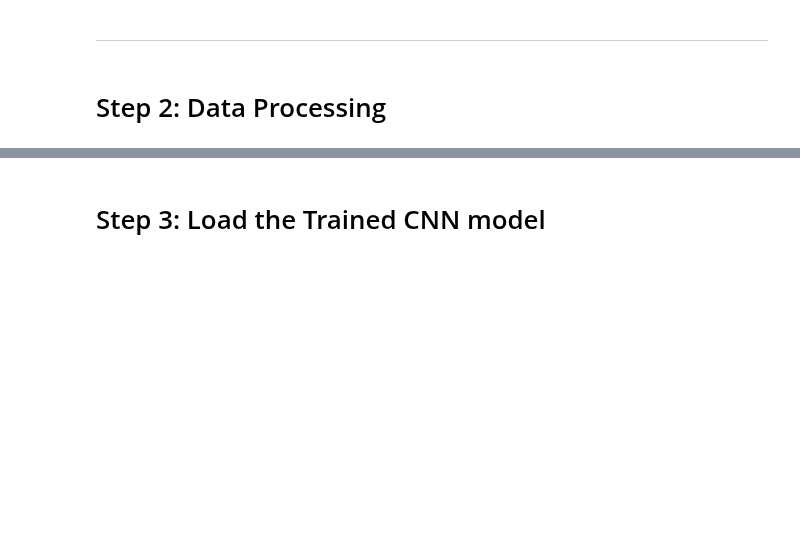
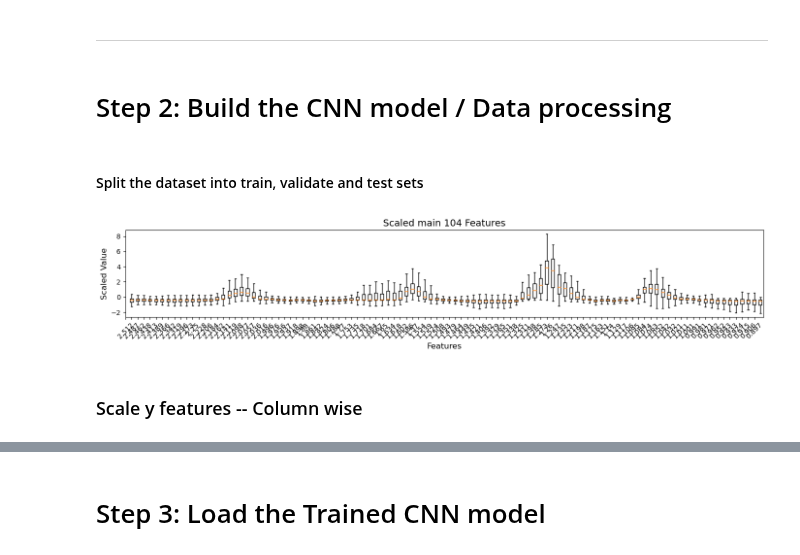
Before and after one commit to EhsanGharibNezhad/TelescopeML, a Jupyter notebook: notebooks/Predict_BrownDwarf_Parameters.ipynb, the cells around one changed output, grey strips where cells are left out. Saved outputs shown, nothing was run; the diff lists cells and outputs as text; code cells hidden in the pictures; blank space fills up the shorter version.

```diff
--- a/notebooks/Predict_BrownDwarf_Parameters.ipynb
+++ b/notebooks/Predict_BrownDwarf_Parameters.ipynb
@@ -28,0 +41,3 @@ df.head(3)
+# %%
+training_features_labels = [item for item in train_BD.columns.to_list() if item not in target_features+['is_augmented']]
+training_features_labels[:5]
@@ -86,5 +94,5 @@ y.head()
 # %% [markdown]
 ---
 # %% [markdown]
-# Step 2: Data Processing
+# Step 2: Build the CNN model / Data processing
 # %%
@@ -102,4 +110,6 @@ train_cnn_regression = TrainRegression(feature_values=X,
                              is_augmented='no',
                              ml_model=None,
                              ml_model_str='CNN')
+# %% [markdown]
+#### Split the dataset into train, validate and test sets
 # %%
@@ -109,7 +118,15 @@ train_cnn_regression.split_train_validation_test(test_size=0.1, val_size=0.1)
 # normalize the X features using MinMax Scaler
 train_cnn_regression.standardize_X_row_wise()
 # %%
-# train_cnn_regression.plot_boxplot_scaled_features(train_cnn_regression.X_train_standardized_rowwise, xticks_list = None)
+train_cnn_regression.plot_boxplot_scaled_features(scaled_feature= train_cnn_regression.X_train_standardized_rowwise,
+                                                  xticks_list = training_features_labels,
+                                                  title = 'Scaled main 104 Features',
+                                                  fig_size=(14, 3),
+                                                    )
+# %% [output]
+[figure, added]
+# %% [markdown]
+### Scale y features -- Column wise
 # %%
 # Standardize the y features using Standard Scaler
 train_cnn_regression.standardize_y_column_wise()
```
Also changed, not shown: parts of 98 cells of this notebook.
